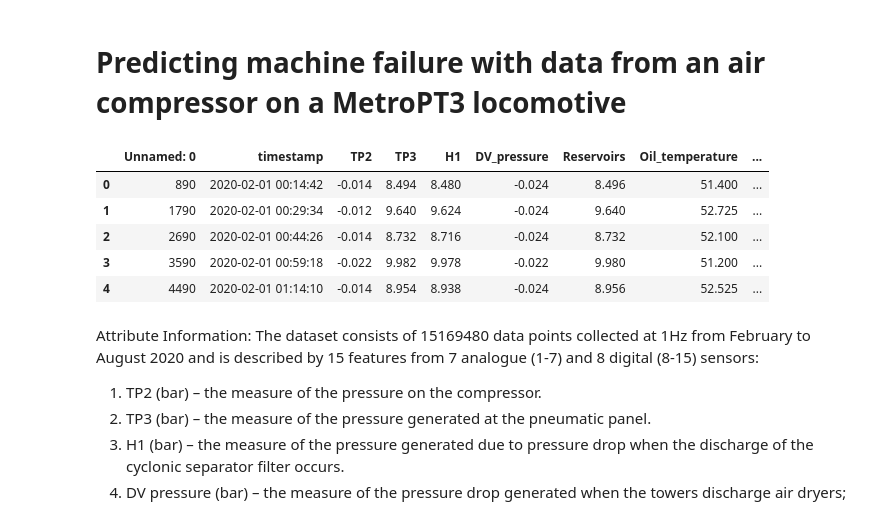
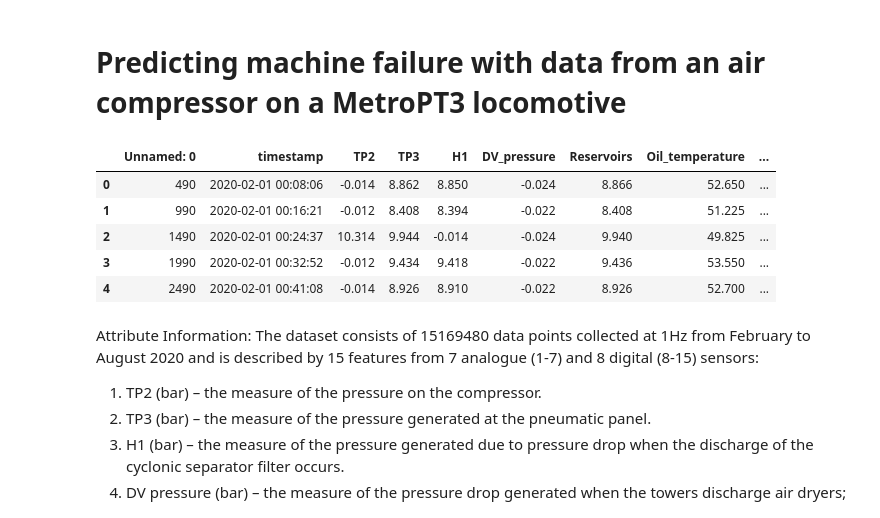
Before and after one commit to Dave-Codes/Predictive-Maintenance, a Jupyter notebook: predictive-maintenance-metropt-3.ipynb, the cells around one changed output. Drawn from its saved outputs; the diff is of its cells as text; code cells hidden in the pictures.

```diff
--- a/predictive-maintenance-metropt-3.ipynb
+++ b/predictive-maintenance-metropt-3.ipynb
@@ -14,18 +13,18 @@ import os
 # %%
 # Reading in MetroPT3 Air Compressor data
 
-n = 90  # every 100th line = 1% of the lines
+n = 50  # every 100th line = 1% of the lines
 metro_df_large = pd.read_csv('/kaggle/input/metropt-3-dataset/MetroPT3(AirCompressor).csv', header=0, skiprows=lambda i: i % n != 0)
 
 #metro_df_large = pd.read_csv('/kaggle/input/metropt-3-dataset/MetroPT3(AirCompressor).csv', nrows=800000)
 metro_df_large.head()
 # %% [output]
 |  | Unnamed: 0 | timestamp | TP2 | TP3 | H1 | DV_pressure | Reservoirs | Oil_temperature | ... |
-| 0 | 890 | 2020-02-01 00:14:42 | -0.014 | 8.494 | 8.480 | -0.024 | 8.496 | 51.400 | ... |
-| 1 | 1790 | 2020-02-01 00:29:34 | -0.012 | 9.640 | 9.624 | -0.024 | 9.640 | 52.725 | ... |
-| 2 | 2690 | 2020-02-01 00:44:26 | -0.014 | 8.732 | 8.716 | -0.024 | 8.732 | 52.100 | ... |
-| 3 | 3590 | 2020-02-01 00:59:18 | -0.022 | 9.982 | 9.978 | -0.022 | 9.980 | 51.200 | ... |
-| 4 | 4490 | 2020-02-01 01:14:10 | -0.014 | 8.954 | 8.938 | -0.024 | 8.956 | 52.525 | ... |
+| 0 | 490 | 2020-02-01 00:08:06 | -0.014 | 8.862 | 8.850 | -0.024 | 8.866 | 52.650 | ... |
+| 1 | 990 | 2020-02-01 00:16:21 | -0.012 | 8.408 | 8.394 | -0.022 | 8.408 | 51.225 | ... |
+| 2 | 1490 | 2020-02-01 00:24:37 | 10.314 | 9.944 | -0.014 | -0.024 | 9.940 | 49.825 | ... |
+| 3 | 1990 | 2020-02-01 00:32:52 | -0.012 | 9.434 | 9.418 | -0.022 | 9.436 | 53.550 | ... |
+| 4 | 2490 | 2020-02-01 00:41:08 | -0.014 | 8.926 | 8.910 | -0.022 | 8.926 | 52.700 | ... |
 # %% [markdown]
 Attribute Information:
 The dataset consists of 15169480 data points collected at 1Hz  from February to August 2020 and is described by 15 features from 7 analogue (1-7) and 8 digital (8-15) sensors:
```
Also changed, not shown: parts of 25 cells of this notebook.
